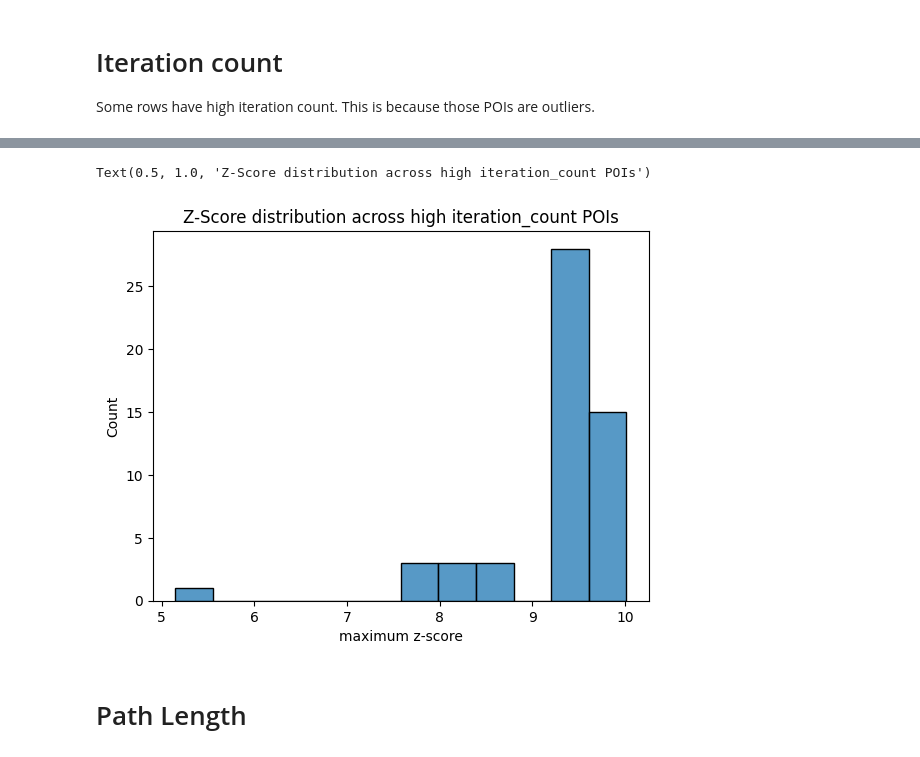
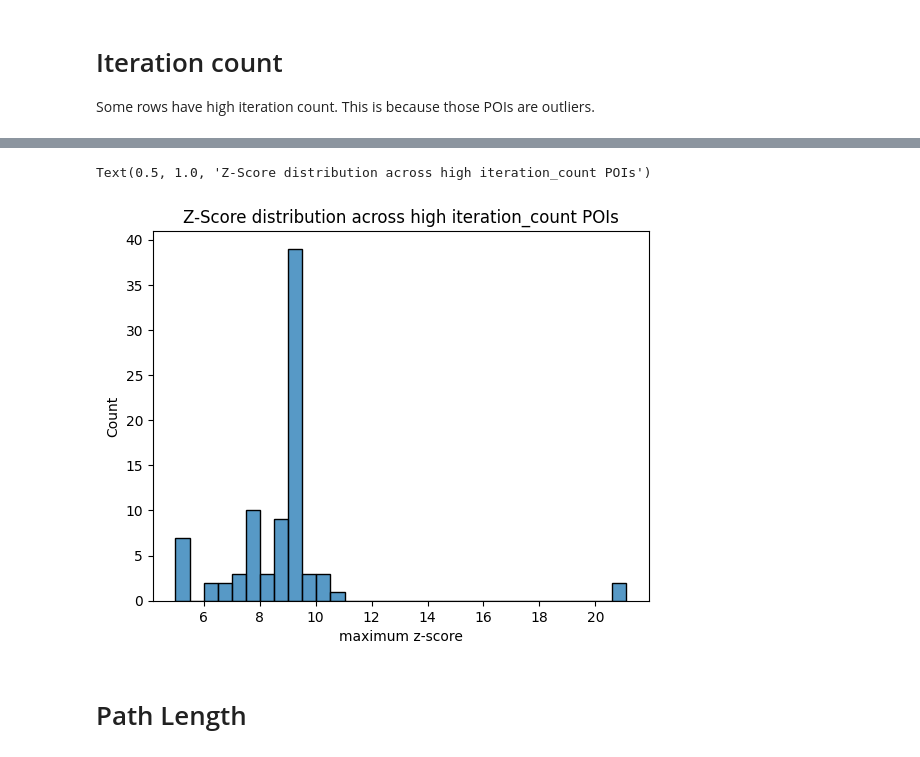
Before and after one commit to jakeval/MRMC, a Jupyter notebook: experiment_analysis/mrmc/logistic_regression/credit_card_default/mrmc_holistic.ipynb, the cells around one changed output, grey strips where cells are left out. Drawn from its saved outputs; the diff is of its cells as text; code cells hidden in the pictures.

```diff
--- a/experiment_analysis/mrmc/logistic_regression/credit_card_default/mrmc_holistic.ipynb
+++ b/experiment_analysis/mrmc/logistic_regression/credit_card_default/mrmc_holistic.ipynb
@@ -3 +5,9 @@
+# %%
+import sys
+import os
+
+MRMC_DIR = '../../../..'
+
+if MRMC_DIR is None:
+    raise RuntimeError("MRMC_DIR should have the path to the top-level directory of the MRMC repo.")
 # %%
@@ -79,5 +111,6 @@ else:
 # %%
 SPARSITY_EPSILON = 1e-5
+USE_CACHED_RESULTS = True
 
 def get_poi_cfes(path_df: pd.DataFrame):
     """Isolate the POIs (Points of Interest) and CFEs (Counterfactual Examples) from the full path results.
@@ -157,15 +190,31 @@ def analyze_paths(paths: pd.DataFrame, poi_kdes, cfe_kdes, cfe_probs, config_df)
 
     return pd.DataFrame(data=results, columns=columns)
 
-pois, cfes = get_poi_cfes(path_df)
-poi_kdes = KDE.score_samples(ADAPTER.transform(pois.drop(columns=DROP_COLUMNS)))
-cfe_kdes = KDE.score_samples(ADAPTER.transform(cfes.drop(columns=DROP_COLUMNS)))
-cfe_probs = MODEL.predict_pos_proba(cfes.drop(columns=DROP_COLUMNS)).to_numpy()
 
-results = analyze_paths(path_df, poi_kdes, cfe_kdes, cfe_probs, config_df)
-results = results.merge(config_df, how='left', on='run_id').drop(
-    columns=['max_iterations', 'noise_ratio',
-             'rescale_ratio', 'cluster_seed', 'run_seed',
-             'volcano_degree', 'volcano_cutoff'])  # uninteresting columns
+cached_results_filepath = os.path.join('.', f'{EXPERIMENT_NAME}_results.csv')
+cached_kdes_filepath = os.path.join('.', f'{EXPERIMENT_NAME}_kdes.csv')
+if USE_CACHED_RESULTS and os.path.exists(cached_results_filepath):
+    print("Load cached result analysis...")
+    results = pd.read_csv(cached_results_filepath)
+    kde_scores = pd.read_csv(cached_kdes_filepath)
+else:
+    print("Analyze results...")
+    pois, cfes = get_poi_cfes(path_df)
+    poi_kdes = KDE.score_samples(ADAPTER.transform(pois.drop(columns=DROP_COLUMNS)))
+    cfe_kdes = KDE.score_samples(ADAPTER.transform(cfes.drop(columns=DROP_COLUMNS)))
+    kde_df = pd.DataFrame({
+        'is_poi': [True] * len(pois) + [False] * len(cfes),
+        'is_cfe': [False] * len(pois) + [True] * len(cfes),
+        'point_index': list(pois.index) + list(cfes.index),
+        'kde': list(poi_kdes) + list(cfe_kdes)
+    })
+
+    cfe_probs = MODEL.predict_pos_proba(cfes.drop(columns=DROP_COLUMNS)).to_numpy()
+
+    results = analyze_paths(path_df, poi_kdes, cfe_kdes, cfe_probs, config_df)
+    results.to_csv(cached_results_filepath, index=False)
+    kde_df.to_csv(cached_kdes_filepath, index=False)
+
+results = results.merge(config_df, how='left', on='run_id')
 results
 # %% [output]
@@ -218,12 +262,12 @@ Text(0.5, 1.0, 'Z-Score distribution across full eval set')
 # %%
-high_iteration_pois = EVAL_DATASET.loc[results[results.iteration_count > 15].poi_index]
+high_iteration_pois = EVAL_DATASET.loc[results[results.iteration_count > 13].poi_index]
 high_iteration_zscores = ((high_iteration_pois - EVAL_DATASET.mean()) / EVAL_DATASET.std()).abs().max(axis=1)
 high_iteration_zscores.name = 'maximum z-score'
 sns.histplot(high_iteration_zscores)
 plt.title("Z-Score distribution across high iteration_count POIs")
 # %% [output]
 Text(0.5, 1.0, 'Z-Score distribution across high iteration_count POIs')
-[figure, old version]
+[figure, new version]
 # %% [markdown]
 # Path Length
 # %%
```
Also changed, not shown: parts of 31 cells of this notebook, 1 other file.
